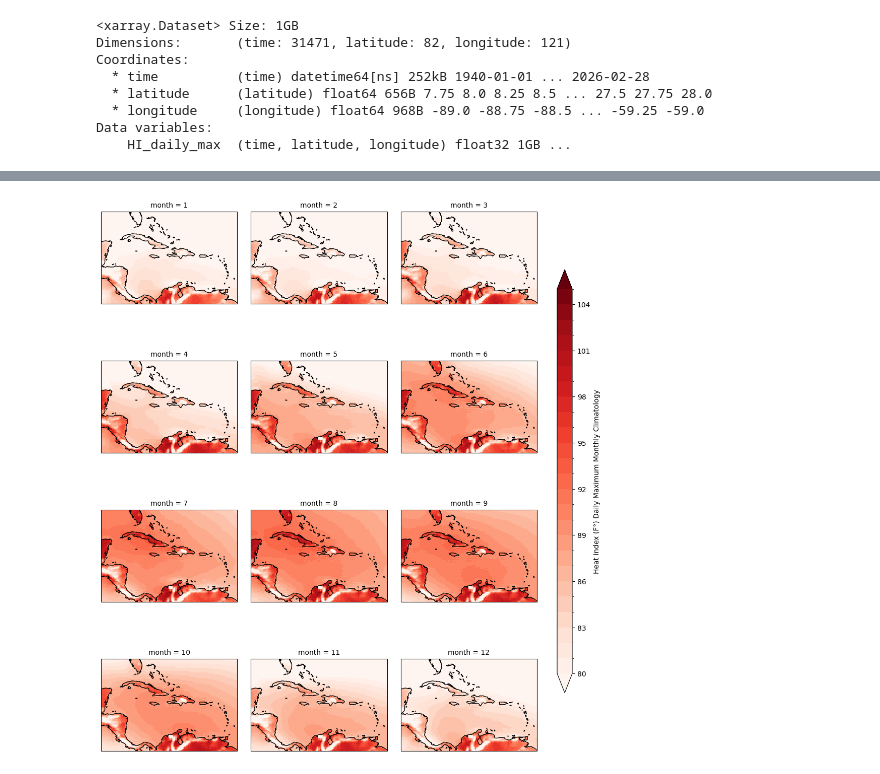
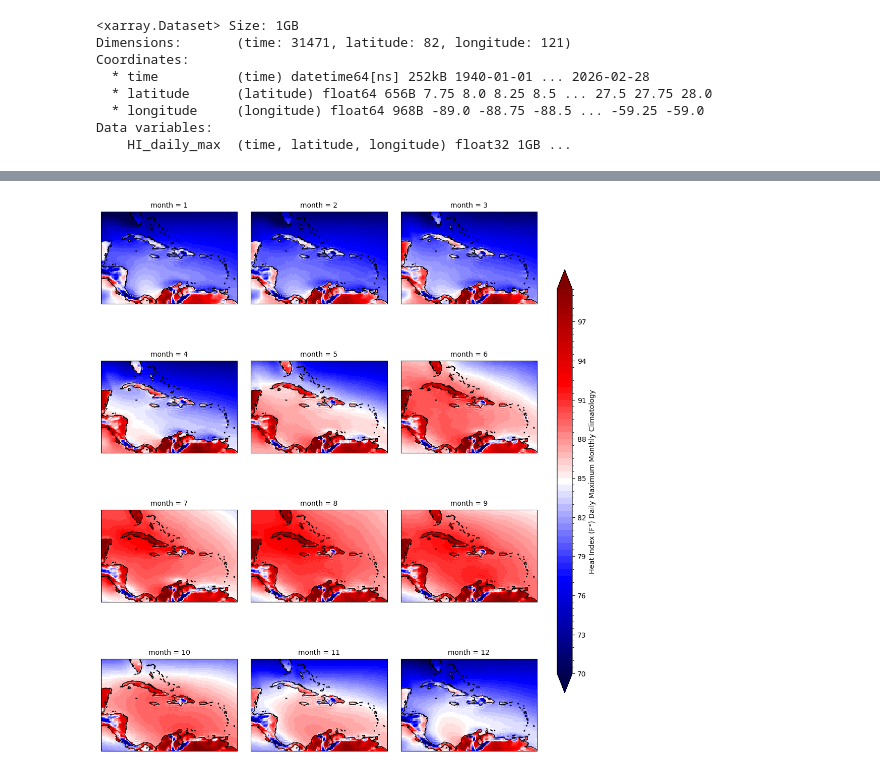
Before and after one commit to allan3prez/Caribe_Heat_AN, a Jupyter notebook: Clim/ERA5_dailymaxHI.ipynb, the cells around one changed output, grey strips where cells are left out. Cells and saved outputs as stored; diff of their text form; code cells hidden in the pictures.

```diff
--- a/Clim/ERA5_dailymaxHI.ipynb
+++ b/Clim/ERA5_dailymaxHI.ipynb
@@ -40,18 +40,18 @@ Coordinates:
 # %%
 hiclim_plot = HI_dmax_clim.isel(month=np.arange(0, 12, 1)).plot(col='month',
                                                          col_wrap=3,
                                                          transform=ccrs.PlateCarree(),
-                                                         cmap='Reds',
-                                                         levels=np.arange(80, 106, 1),
+                                                         cmap='seismic',
+                                                         levels=np.arange(70, 100, 0.5),
                                                          subplot_kws={'projection': ccrs.PlateCarree(central_longitude=-70)},
                                                          add_colorbar=False
                                                               )
 cax = hiclim_plot.fig.add_axes([0.92, 0.15, 0.03, 0.70])
 hiclim_plot.fig.colorbar(hiclim_plot.axs.flat[0].collections[0], cax=cax, label='Heat Index (F°) Daily Maximum Monthly Climatology')
 hiclim_plot.map(lambda: plt.gca().coastlines())
 plt.subplots_adjust(wspace=0.1, hspace=0.05, right=0.88)
 # %% [output]
-[figure, old version]
+[figure, new version]
 # %%
 # ONI > 0.5
 test_plot = ds['HI_daily_max'].sel(time=['1987-07-15', '1997-07-15', '2015-07-15', '2023-07-15'], method='nearest').plot(col='time', col_wrap=2,
```
Also changed, not shown: parts of 3 cells of this notebook, 2 other files.
